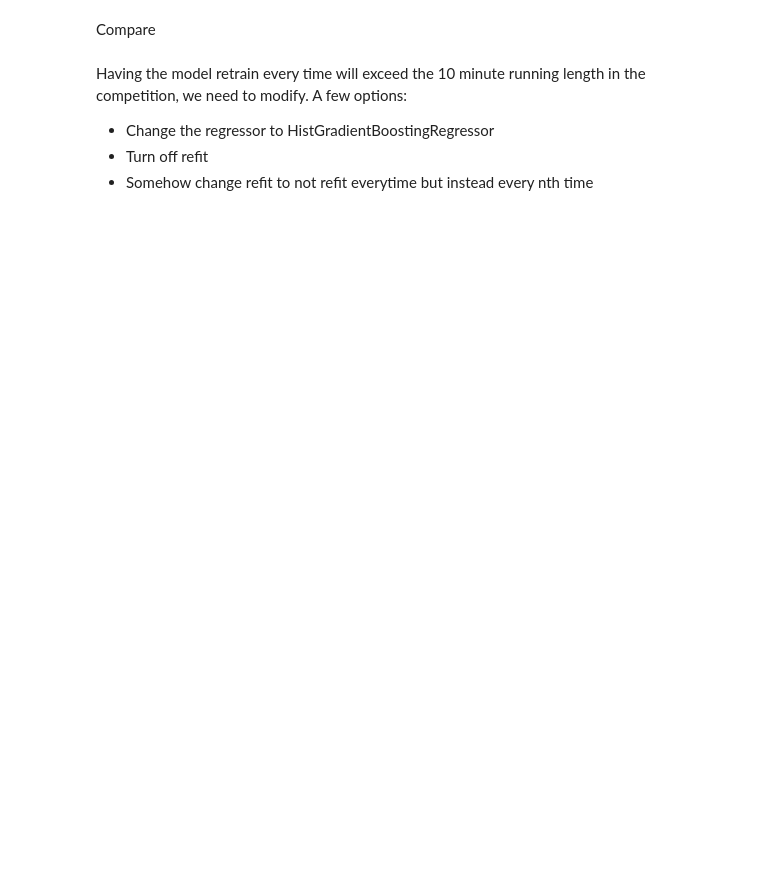
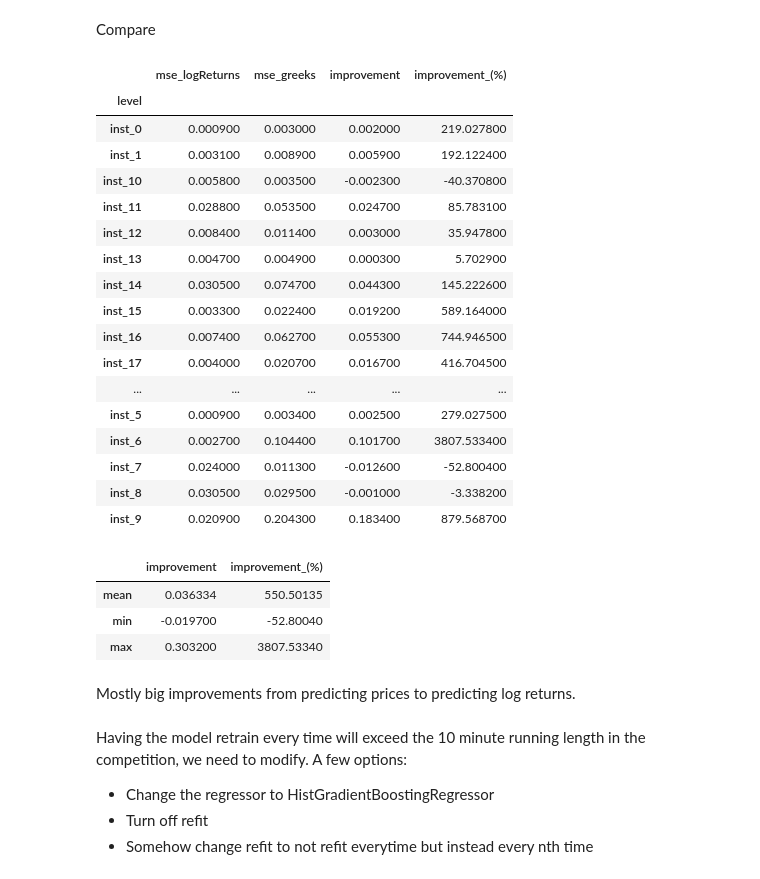
Before and after one commit to JensenJones/Algothon-2025, a Jupyter notebook: strategies/multi series forecasting skforecast/MultiTimeSeriesModelling.ipynb, the cells around one changed output. Cells and saved outputs as stored; diff of their text form; code cells hidden in the pictures; blank space fills up the shorter version.

```diff
--- a/strategies/multi series forecasting skforecast/MultiTimeSeriesModelling.ipynb
+++ b/strategies/multi series forecasting skforecast/MultiTimeSeriesModelling.ipynb
@@ -596,5 +618,67 @@ NameError: name 'predictions_ms_greeks' is not defined
 # %% [markdown]
 Compare
+# %%
+from sklearn.metrics import mean_squared_error
+
+# Add actual prices from your price DataFrame (`data`)
+price_predict_from_logReturns["actual"] = price_predict_from_logReturns.apply(
+    lambda row: data.loc[row["time"], row["level"]],
+    axis=1
+)
+
+predictions_ms_greeks["actual"] = predictions_ms_greeks.apply(
+    lambda row: data.loc[row["time"], row["level"]],
+    axis=1
+)
+
+mse_logReturns = price_predict_from_logReturns.groupby("level", group_keys=False).apply(
+    lambda g: mean_squared_error(g["actual"], g["pred"]),
+    include_groups=False
+).reset_index(name="mse_logReturns")
+
+mse_greeks = predictions_ms_greeks.groupby("level", group_keys=False).apply(
+    lambda g: mean_squared_error(g["actual"], g["pred"]),
+    include_groups=False
+).reset_index(name="mse_greeks")
+
+# Merge and compute improvements
+mse_comparison = pd.merge(mse_logReturns, mse_greeks, on="level")
+mse_comparison["improvement"] = mse_comparison["mse_greeks"] - mse_comparison["mse_logReturns"]
+mse_comparison["improvement_(%)"] = 100 * mse_comparison["improvement"] / mse_comparison["mse_logReturns"]
+mse_comparison = mse_comparison.round(4)
+
+# Style output
+display(mse_comparison.set_index("level").style.bar(
+    subset=["improvement_(%)"], align="mid", color=["#d65f5f", "#5fba7d"]
+))
+
+# Summary stats
+display(mse_comparison[["improvement", "improvement_(%)"]].agg(["mean", "min", "max"]))
+# %% [output]
+|  | mse_logReturns | mse_greeks | improvement | improvement_(%) |
+| level |  |  |  |  |
+| inst_0 | 0.000900 | 0.003000 | 0.002000 | 219.027800 |
+| inst_1 | 0.003100 | 0.008900 | 0.005900 | 192.122400 |
+| inst_10 | 0.005800 | 0.003500 | -0.002300 | -40.370800 |
+| inst_11 | 0.028800 | 0.053500 | 0.024700 | 85.783100 |
+| inst_12 | 0.008400 | 0.011400 | 0.003000 | 35.947800 |
+| inst_13 | 0.004700 | 0.004900 | 0.000300 | 5.702900 |
+| inst_14 | 0.030500 | 0.074700 | 0.044300 | 145.222600 |
+| inst_15 | 0.003300 | 0.022400 | 0.019200 | 589.164000 |
+| inst_16 | 0.007400 | 0.062700 | 0.055300 | 744.946500 |
+| inst_17 | 0.004000 | 0.020700 | 0.016700 | 416.704500 |
+| ... | ... | ... | ... | ... |
+| inst_5 | 0.000900 | 0.003400 | 0.002500 | 279.027500 |
+| inst_6 | 0.002700 | 0.104400 | 0.101700 | 3807.533400 |
+| inst_7 | 0.024000 | 0.011300 | -0.012600 | -52.800400 |
+| inst_8 | 0.030500 | 0.029500 | -0.001000 | -3.338200 |
+| inst_9 | 0.020900 | 0.204300 | 0.183400 | 879.568700 |
+|  | improvement | improvement_(%) |
+| mean | 0.036334 | 550.50135 |
+| min | -0.019700 | -52.80040 |
+| max | 0.303200 | 3807.53340 |
+# %% [markdown]
+Mostly big improvements from predicting prices to predicting log returns.
 # %% [markdown]
 Having the model retrain every time will exceed the 10 minute running length in the competition, we need to modify. A few options:
 - Change the regressor to HistGradientBoostingRegressor
```
Also changed, not shown: parts of 14 cells of this notebook.
